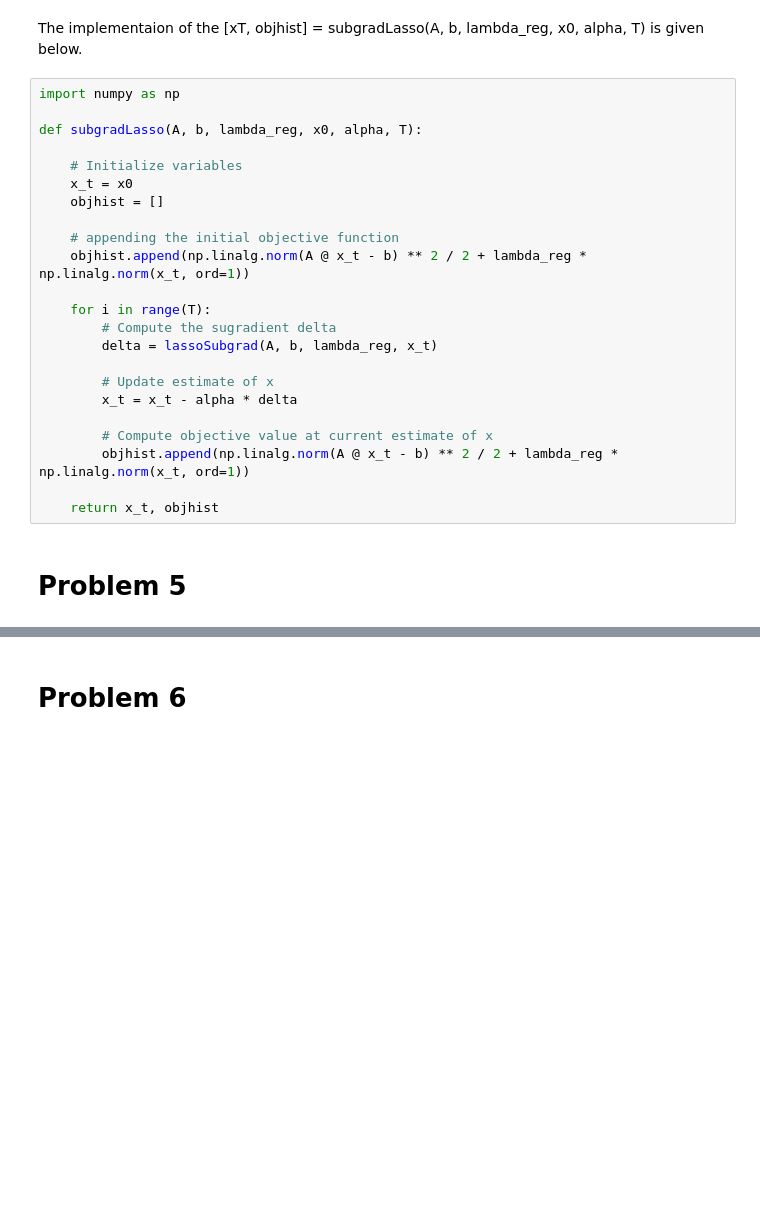
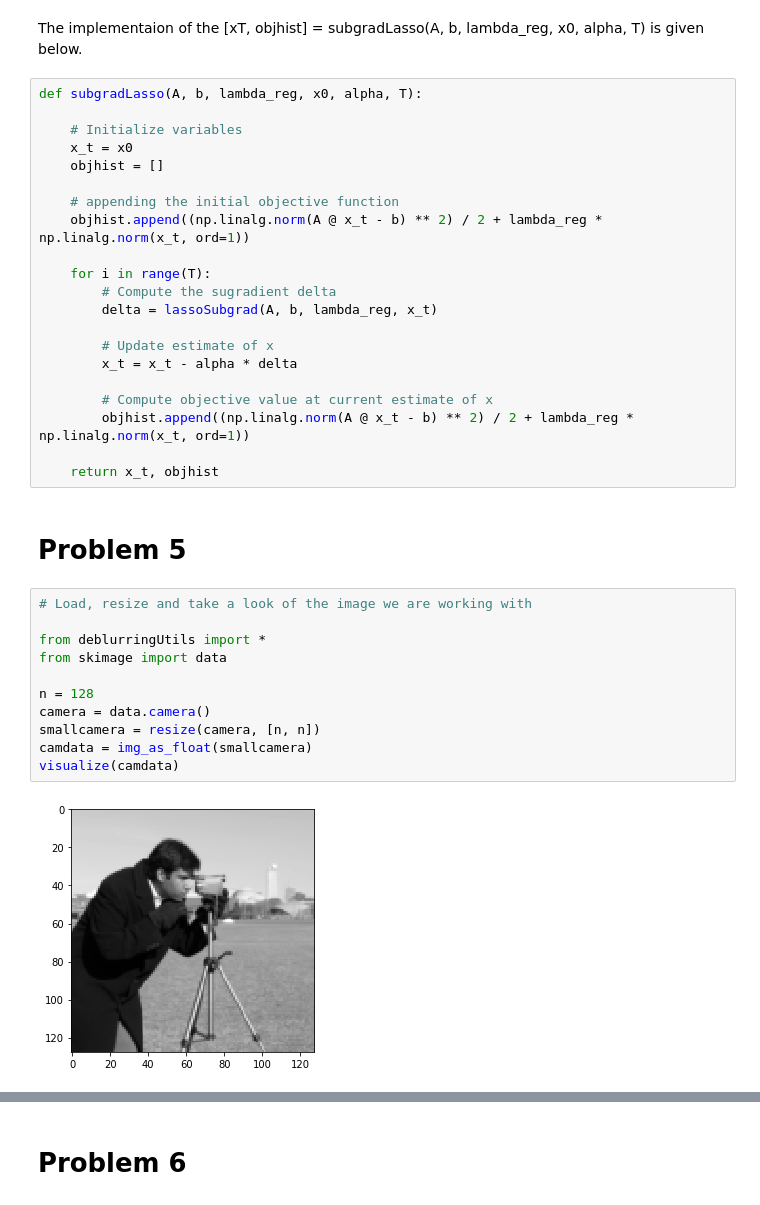
Before and after one commit to bsaha205/Spring_23_MLO, a Jupyter notebook: HW_2.ipynb, the cells around one changed output, grey strips where cells are left out. Saved outputs shown, nothing was run; the diff lists cells and outputs as text; blank space fills up the shorter version.

```diff
--- a/HW_2.ipynb
+++ b/HW_2.ipynb
@@ -112,8 +130,6 @@ def lassoSubgrad(A, b, lambda_reg, x):
 # %% [markdown]
 The implementaion of the [xT, objhist] = subgradLasso(A, b, lambda_reg, x0, alpha, T) is given below.
 # %%
-import numpy as np
-
 def subgradLasso(A, b, lambda_reg, x0, alpha, T):
 
     # Initialize variables
@@ -121,7 +137,7 @@ def subgradLasso(A, b, lambda_reg, x0, alpha, T):
     objhist = []
 
     # appending the initial objective function
-    objhist.append(np.linalg.norm(A @ x_t - b) ** 2 / 2 + lambda_reg * np.linalg.norm(x_t, ord=1))
+    objhist.append((np.linalg.norm(A @ x_t - b) ** 2) / 2 + lambda_reg * np.linalg.norm(x_t, ord=1))
 
     for i in range(T):
         # Compute the sugradient delta
@@ -131,8 +147,21 @@ def subgradLasso(A, b, lambda_reg, x0, alpha, T):
         x_t = x_t - alpha * delta
 
         # Compute objective value at current estimate of x
-        objhist.append(np.linalg.norm(A @ x_t - b) ** 2 / 2 + lambda_reg * np.linalg.norm(x_t, ord=1))
+        objhist.append((np.linalg.norm(A @ x_t - b) ** 2) / 2 + lambda_reg * np.linalg.norm(x_t, ord=1))
 
     return x_t, objhist
 # %% [markdown]
 # Problem 5
+# %%
+# Load, resize and take a look of the image we are working with
+
+from deblurringUtils import *
+from skimage import data
+
+n = 128
+camera = data.camera()
+smallcamera = resize(camera, [n, n])
+camdata = img_as_float(smallcamera)
+visualize(camdata)
+# %% [output]
+[figure, added]
```
Also changed, not shown: parts of 16 cells of this notebook.
